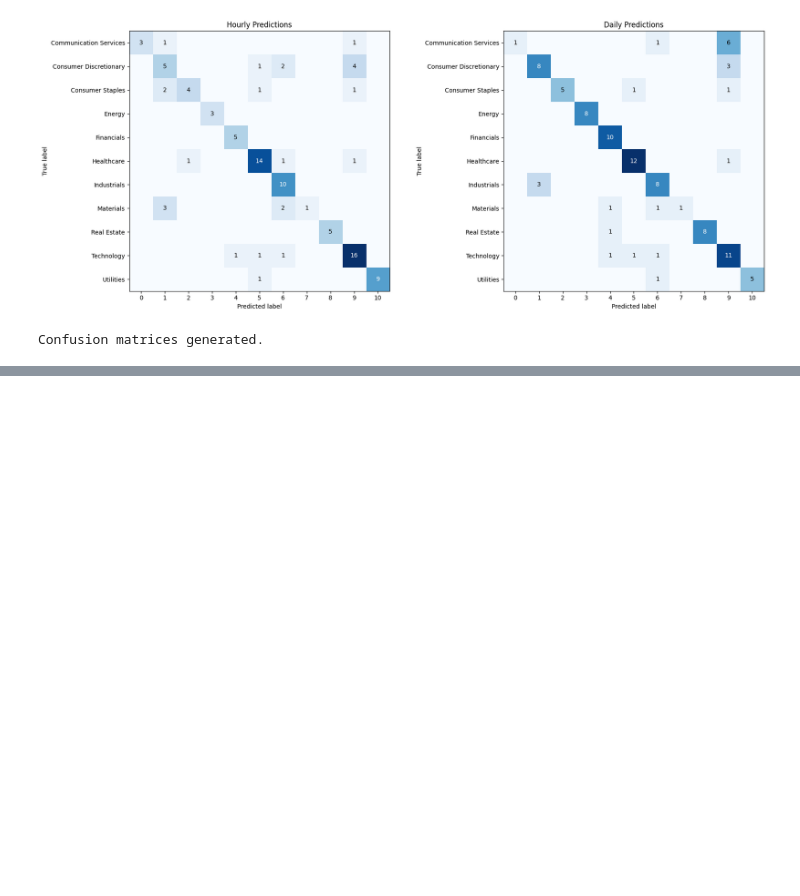
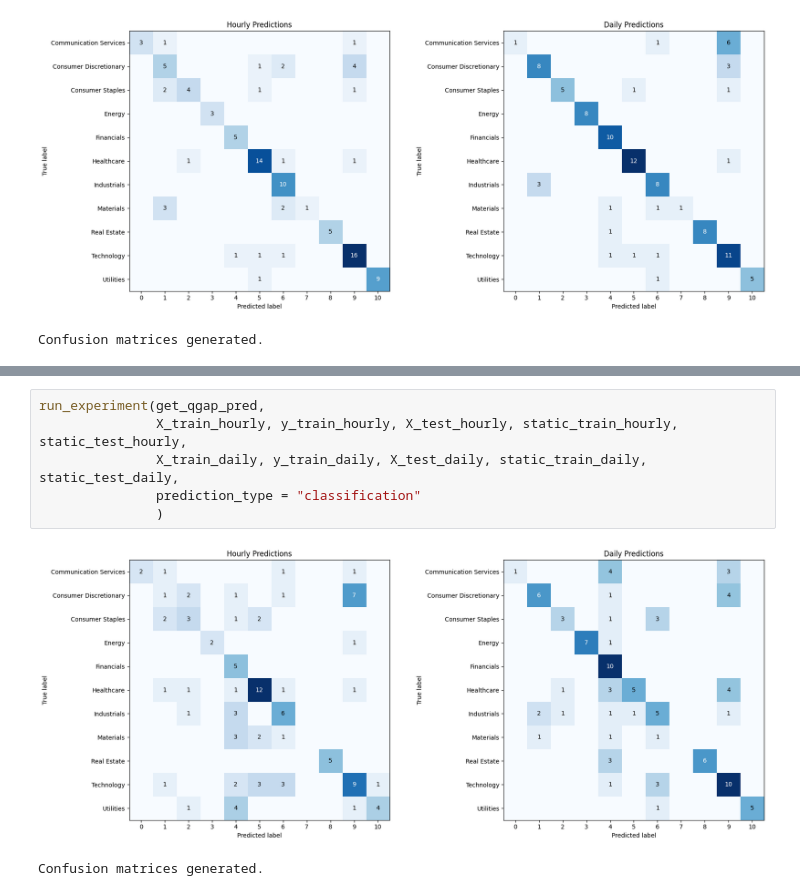
Before and after one commit to rustadadam/PF-GAP, a Jupyter notebook: experiments/visuals/confusion_matrix.ipynb, the cells around one changed output, grey strips where cells are left out. Saved outputs shown, nothing was run; the diff lists cells and outputs as text; blank space fills up the shorter version.

```diff
--- a/experiments/visuals/confusion_matrix.ipynb
+++ b/experiments/visuals/confusion_matrix.ipynb
@@ -136,0 +160,9 @@ Confusion matrices generated.
+# %%
+run_experiment(get_qgap_pred,
+               X_train_hourly, y_train_hourly, X_test_hourly, static_train_hourly, static_test_hourly,
+               X_train_daily, y_train_daily, X_test_daily, static_train_daily, static_test_daily,
+               prediction_type = "classification"
+               )
+# %% [output]
+[figure, added]
+Confusion matrices generated.
```
Also changed, not shown: parts of 10 cells of this notebook, 1 other file.
